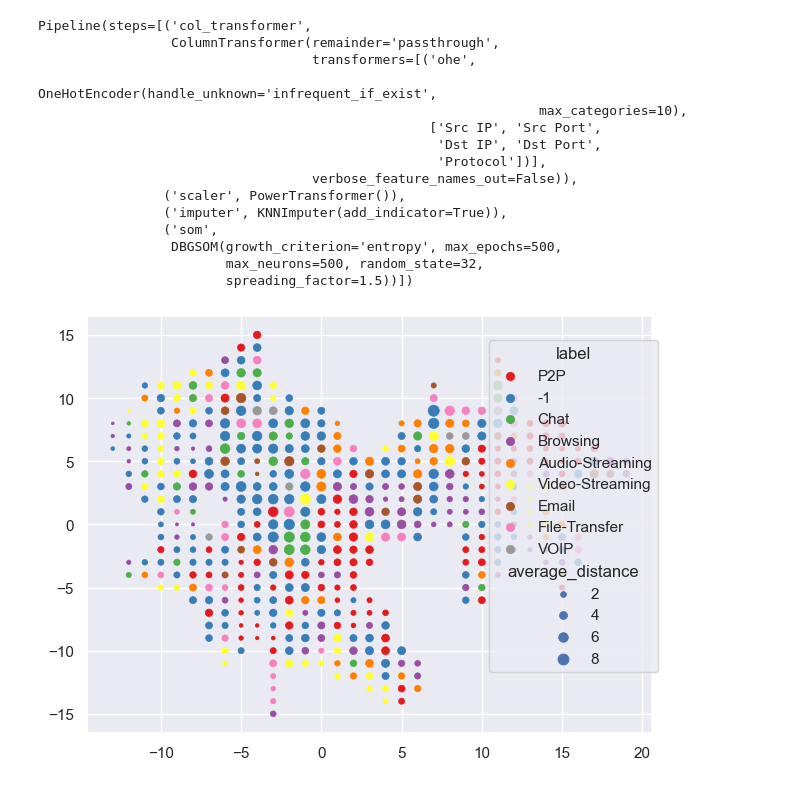
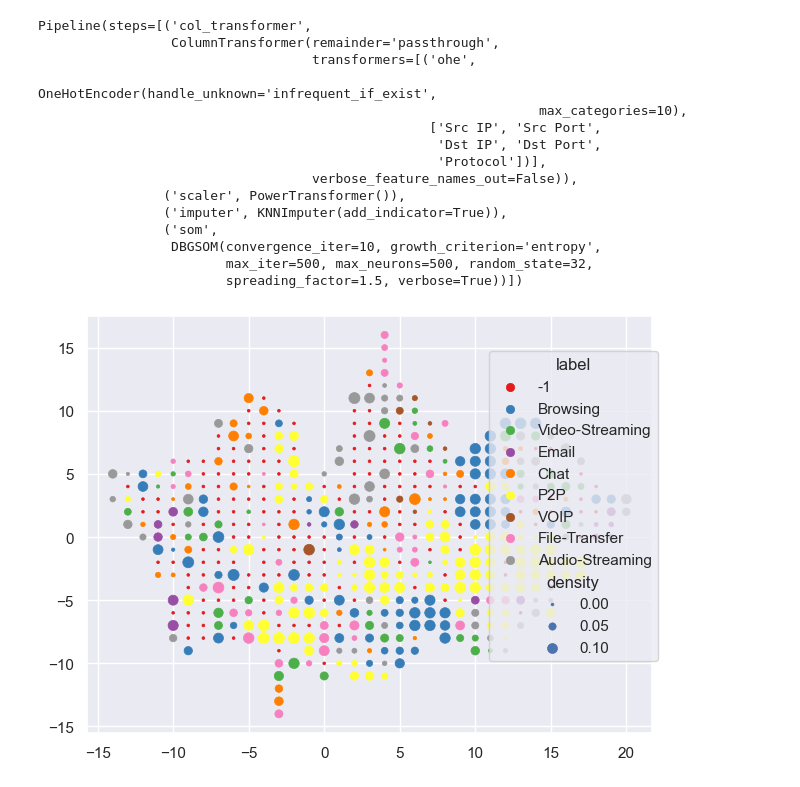
Before and after one commit to SandroMartens/DBGSOM, a Jupyter notebook: examples/darknet.ipynb, the cells around one changed output. Saved outputs shown, nothing was run; the diff lists cells and outputs as text; code cells hidden in the pictures.

```diff
--- a/examples/darknet.ipynb
+++ b/examples/darknet.ipynb
@@ -58,9 +58,11 @@ col_transformer = ColumnTransformer(
     verbose_feature_names_out=False,
 )
 som = DBGSOM(
-    max_epochs=500,
+    max_iter=500,
     random_state=32,
+    convergence_iter=10,
     spreading_factor=1.5,
+    verbose=True,
     max_neurons=500,
     growth_criterion="entropy",
 )
@@ -99,18 +101,18 @@ Pipeline(steps=[('col_transformer',
                 ('scaler', PowerTransformer()),
                 ('imputer', KNNImputer(add_indicator=True)),
                 ('som',
-                 DBGSOM(growth_criterion='entropy', max_epochs=500,
-                        max_neurons=500, random_state=32,
-                        spreading_factor=1.5))])
+                 DBGSOM(convergence_iter=10, growth_criterion='entropy',
+                        max_iter=500, max_neurons=500, random_state=32,
+                        spreading_factor=1.5, verbose=True))])
 # %%
 som.plot(
     # color="density",
     color="label",
     palette="Set1",
-    pointsize="average_distance",
+    pointsize="density",
 )
 # %% [output]
-[figure, old version]
+[figure, new version]
 # %%
 weights = som.weights_
 
```
Also changed, not shown: parts of 4 cells of this notebook, 3 other files.
